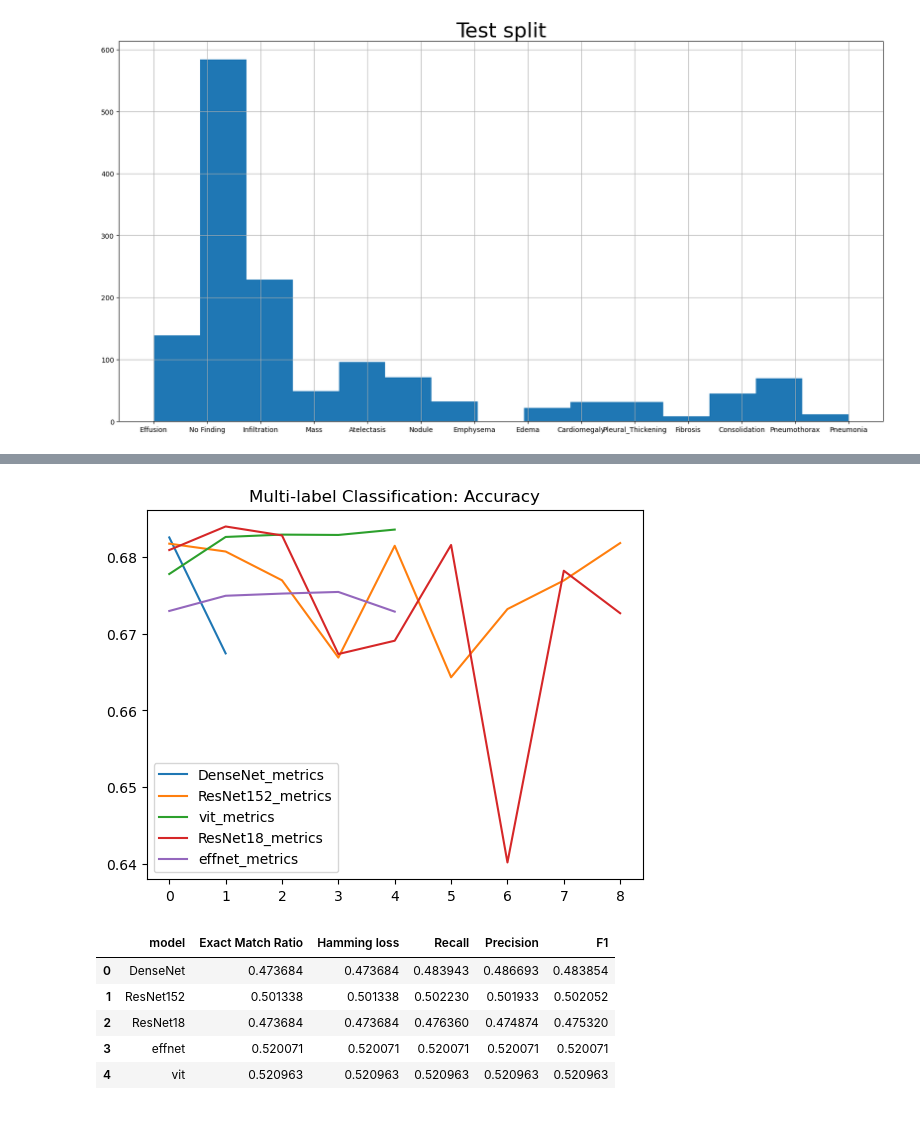
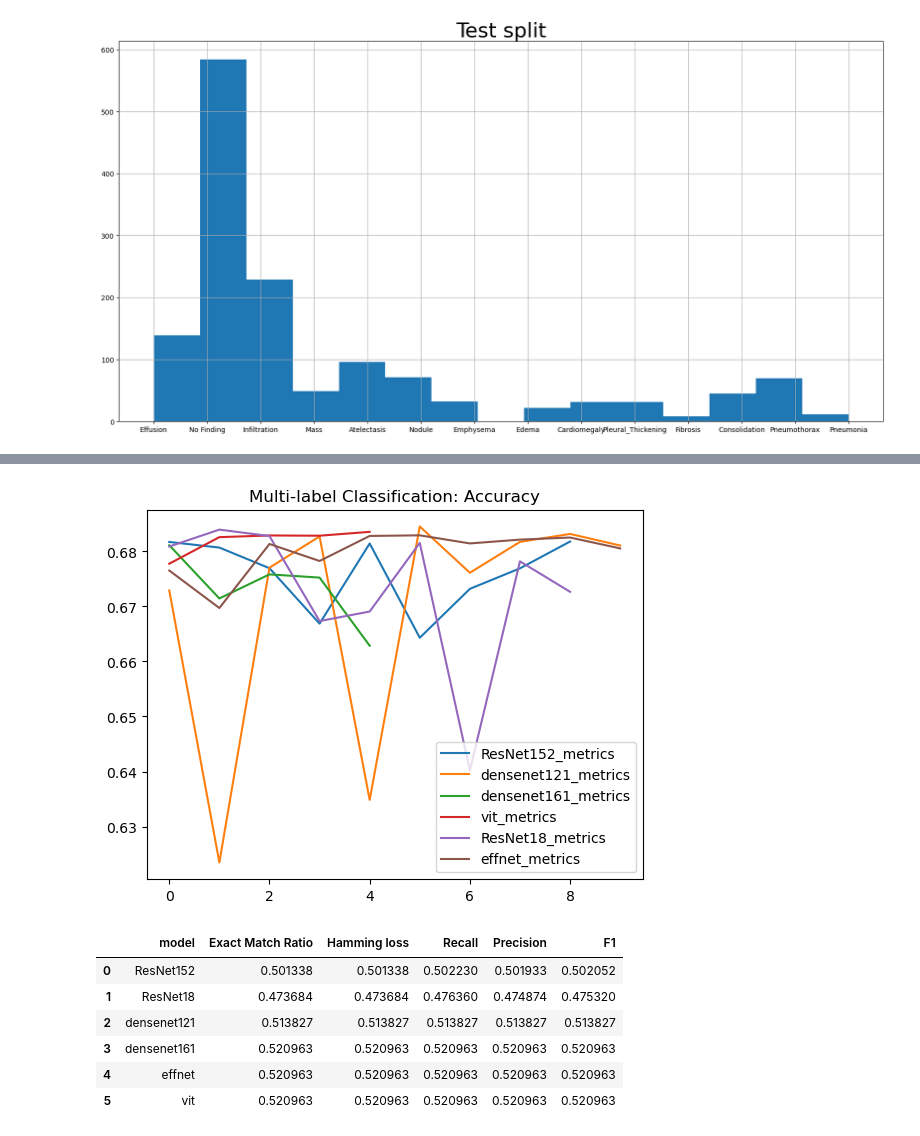
Before and after one commit to JuliaKudryavtseva/dl2023_project, a Jupyter notebook: evaluation.ipynb, the cells around one changed output, grey strips where cells are left out. Drawn from its saved outputs; the diff is of its cells as text; code cells hidden in the pictures.

```diff
--- a/evaluation.ipynb
+++ b/evaluation.ipynb
@@ -293,15 +296,18 @@ plt.show()
 # %%
 for metric_file_name in metrics:
 
     path_metric = os.path.join('evaluation/multi_label_output', metric_file_name)
     metric_file = pd.read_csv(path_metric)
 
     val_accuracy = metric_file['val accuracy']
     plt.plot(np.arange(len(val_accuracy)), val_accuracy, label=metric_file_name[:-4])
-    plt.legend()
-    plt.title('Multi-label Classification: Accuracy')
+
+plt.legend(loc="lower right")
+plt.title('Multi-label Classification: Accuracy')
+plt.savefig('labacc.png')
+plt.show()
 # %% [output]
-[figure, old version]
+[figure, new version]
 # %%
 metrics = [met for met in os.listdir('evaluation/multi_label_output') if met[-11:]=='metrics.csv']
 # %%
@@ -319,13 +325,7 @@ for true_name, pred_name in zip(sorted(true_metrics), sorted(pred_metrics)):
     true = pd.read_csv('evaluation/multi_label_output/'+ true_name).astype(int).values
     pred = pd.read_csv('evaluation/multi_label_output/'+ pred_name)
 
-    if true_name[:-4].split('_')[1].lower() == 'effnet':
-        tr_ratio = 0.01
-
-    else:
-        tr_ratio = TRESHOLD
-
-    pred = (pred > tr_ratio).astype(int).values
+    pred = (pred > TRESHOLD).astype(int).values
 
     metrics.append((true, pred))
 
@@ -333,8 +333,9 @@ for true_name, pred_name in zip(sorted(true_metrics), sorted(pred_metrics)):
 eval_metrics(metrics, models_name, multi_label=True, path='evaluation/')
 # %% [output]
 |  | model | Exact Match Ratio | Hamming loss | Recall | Precision | F1 |
-| 0 | DenseNet | 0.473684 | 0.473684 | 0.483943 | 0.486693 | 0.483854 |
-| 1 | ResNet152 | 0.501338 | 0.501338 | 0.502230 | 0.501933 | 0.502052 |
-| 2 | ResNet18 | 0.473684 | 0.473684 | 0.476360 | 0.474874 | 0.475320 |
-| 3 | effnet | 0.520071 | 0.520071 | 0.520071 | 0.520071 | 0.520071 |
-| 4 | vit | 0.520963 | 0.520963 | 0.520963 | 0.520963 | 0.520963 |
+| 0 | ResNet152 | 0.501338 | 0.501338 | 0.502230 | 0.501933 | 0.502052 |
+| 1 | ResNet18 | 0.473684 | 0.473684 | 0.476360 | 0.474874 | 0.475320 |
+| 2 | densenet121 | 0.513827 | 0.513827 | 0.513827 | 0.513827 | 0.513827 |
+| 3 | densenet161 | 0.520963 | 0.520963 | 0.520963 | 0.520963 | 0.520963 |
+| 4 | effnet | 0.520963 | 0.520963 | 0.520963 | 0.520963 | 0.520963 |
+| 5 | vit | 0.520963 | 0.520963 | 0.520963 | 0.520963 | 0.520963 |
```
Also changed, not shown: parts of 4 cells of this notebook, 38 other files.
